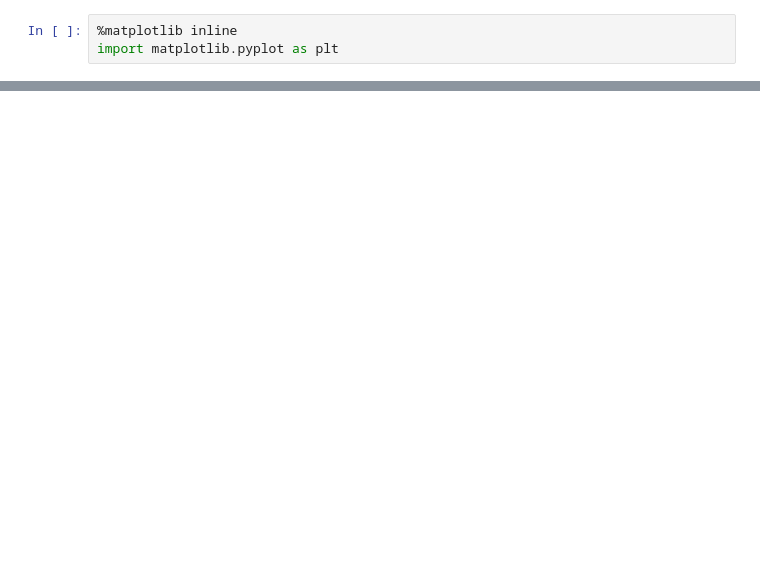
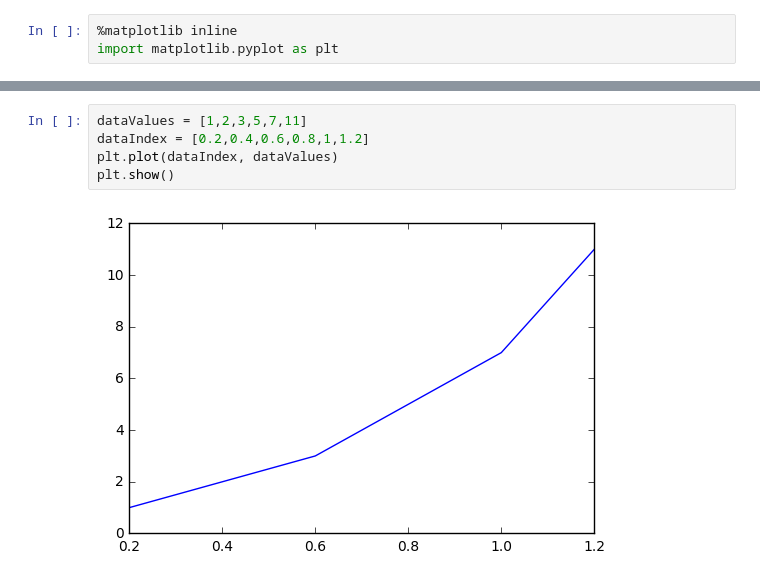
Before and after one commit to swcarpentry/python-second-language, a Jupyter notebook: code/plotting.ipynb, the cells around one changed output, grey strips where cells are left out. Cells and saved outputs as stored; diff of their text form; blank space fills up the shorter version.

Commit message:
add instruction on how to load time series data from csv into DataFrame and create line plot. add placeholder for scatter plot and multiple series plot. update accompanying notebook and figures.

```diff
--- a/code/plotting.ipynb
+++ b/code/plotting.ipynb
@@ -9,0 +10,7 @@ plt.plot(dataValues)
+# %%
+dataValues = [1,2,3,5,7,11]
+dataIndex = [0.2,0.4,0.6,0.8,1,1.2]
+plt.plot(dataIndex, dataValues)
+plt.show()
+# %% [output]
+[figure, added]
```
Also changed, not shown: parts of 6 cells of this notebook, 6 other files.
